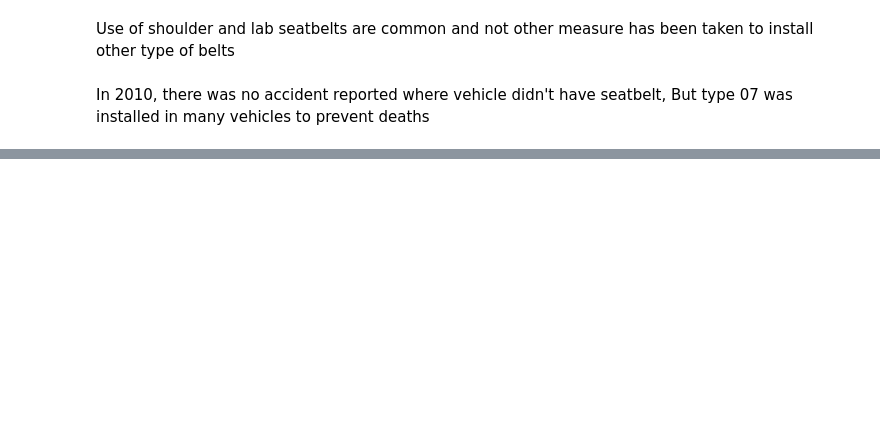
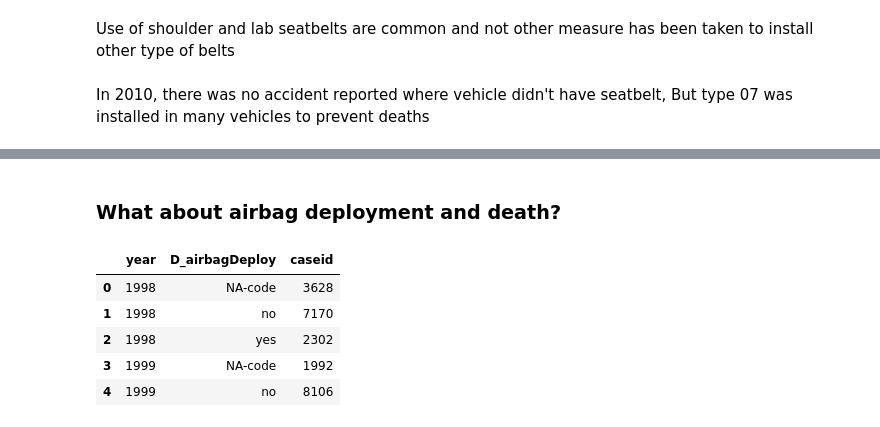
Before and after one commit to sohaibomr/data_analysis-FARS, a Jupyter notebook: sa_eda_fars.ipynb, the cells around one changed output, grey strips where cells are left out. Saved outputs shown, nothing was run; the diff lists cells and outputs as text; code cells hidden in the pictures; blank space fills up the shorter version.

```diff
--- a/sa_eda_fars.ipynb
+++ b/sa_eda_fars.ipynb
@@ -222,0 +340,14 @@ In 2010, there was no accident reported where vehicle didn't have seatbelt, But
+# %% [markdown]
+### What about airbag deployment and death?
+# %%
+data_grp_airbagDeploy = data.groupby(['year', 'airbagDeploy']).count().reset_index()[['year', 'airbagDeploy', 'caseid']]
+data_grp_D_airbagDeploy = data.groupby(['year', 'D_airbagDeploy']).count().reset_index()[['year', 'D_airbagDeploy', 'caseid']]
+# %%
+data_grp_D_airbagDeploy.head()
+# %% [output]
+|  | year | D_airbagDeploy | caseid |
+| 0 | 1998 | NA-code | 3628 |
+| 1 | 1998 | no | 7170 |
+| 2 | 1998 | yes | 2302 |
+| 3 | 1999 | NA-code | 1992 |
+| 4 | 1999 | no | 8106 |
```
Also changed, not shown: parts of 30 cells of this notebook, 2 other files.
